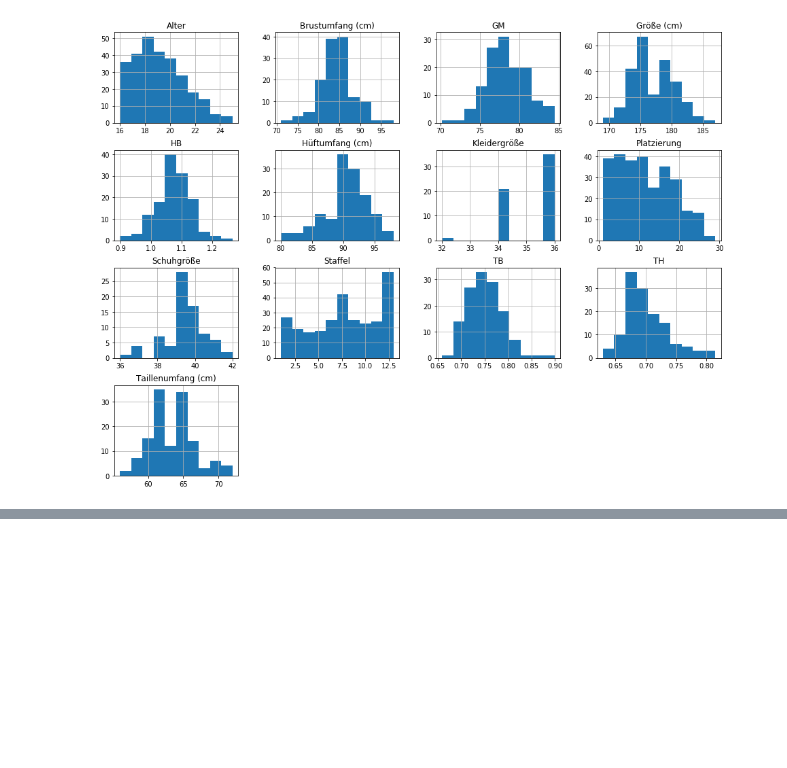
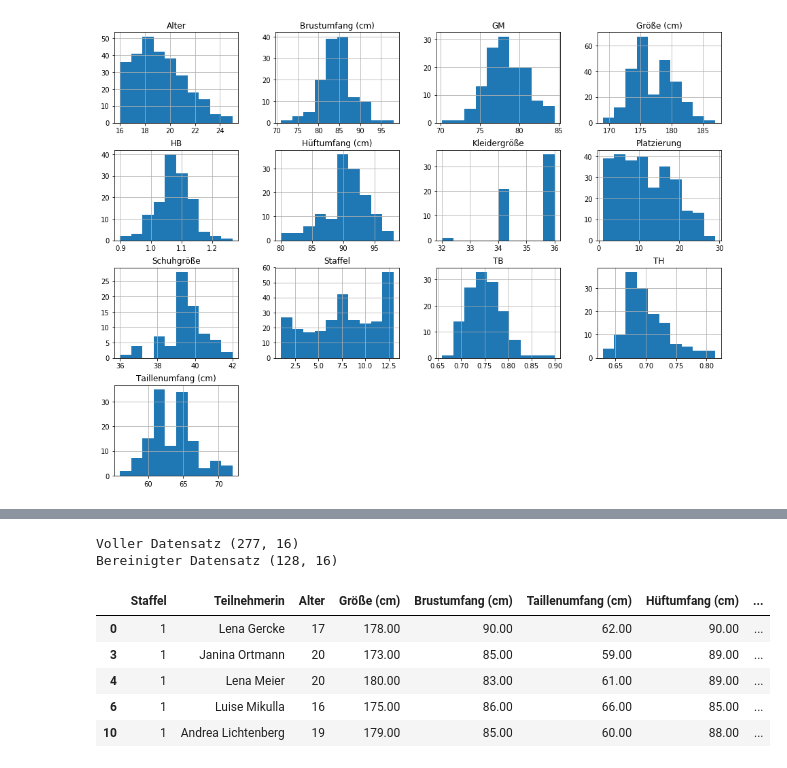
Before and after one commit to hamiltonian/GNTM, a Jupyter notebook: jupyter/GNTM Survival Analysis.ipynb, the cells around one changed output, grey strips where cells are left out. Cells and saved outputs as stored; diff of their text form; code cells hidden in the pictures; blank space fills up the shorter version.

```diff
--- a/jupyter/GNTM Survival Analysis.ipynb
+++ b/jupyter/GNTM Survival Analysis.ipynb
@@ -72,0 +109,50 @@ data['Lebenszeit'] = episoden - data['Platzierung'] + 1
+# %%
+# Daten bereinigen:
+data_clean = data[['Staffel',
+                   'Teilnehmerin',
+                   'Alter',
+                   'Größe (cm)',
+                   'Haarfarbe',
+                   'Augenfarbe',
+                   'Hautfarbe',
+                   'Brustumfang (cm)',
+                   'Taillenumfang (cm)',
+                   'Hüftumfang (cm)',
+                   'HB',
+                   'TB',
+                   'TH',
+                   'GM',
+                   'Platzierung',
+                   'Lebenszeit']]
+print('Voller Datensatz {}'.format(data_clean.shape))
+print('Bereinigter Datensatz {}'.format(data_clean.dropna().shape))
+data_clean = data_clean.dropna()
+# %% [output]
+Voller Datensatz (277, 16)
+Bereinigter Datensatz (128, 16)
+# %%
+# Liste kategorieller Attribute
+to_split = ['Haarfarbe','Augenfarbe', 'Hautfarbe']
+
+# Kategorielle Attribute als Index-Attribute hinzufügen
+for s in to_split:
+    # Erzeuge Dataframe mit one-hot-encoded Spalten
+    split = pd.get_dummies(data[s])
+    # Neue Spaltennamen: 'column_name = category'
+    column_names = ["%s=%s"%(s,x) for x in split.columns]
+    # Neue Spaltennamen den Spalten zuordnen
+    split.columns = column_names
+    # Neue Spalten dem ursprünglichen Dataframe hinzufügen
+    data_clean[column_names] = split
+
+# Originalattribute löschen
+for s in to_split:
+    data_clean.drop(s, axis=1, inplace=True)
+data_clean.head()
+# %% [output]
+|  | Staffel | Teilnehmerin | Alter | Größe (cm) | Brustumfang (cm) | Taillenumfang (cm) | Hüftumfang (cm) | ... |
+| 0 | 1 | Lena Gercke | 17 | 178.00 | 90.00 | 62.00 | 90.00 | ... |
+| 3 | 1 | Janina Ortmann | 20 | 173.00 | 85.00 | 59.00 | 89.00 | ... |
+| 4 | 1 | Lena Meier | 20 | 180.00 | 83.00 | 61.00 | 89.00 | ... |
+| 6 | 1 | Luise Mikulla | 16 | 175.00 | 86.00 | 66.00 | 85.00 | ... |
+| 10 | 1 | Andrea Lichtenberg | 19 | 179.00 | 85.00 | 60.00 | 88.00 | ... |
```
Also changed, not shown: parts of 4 cells of this notebook.
